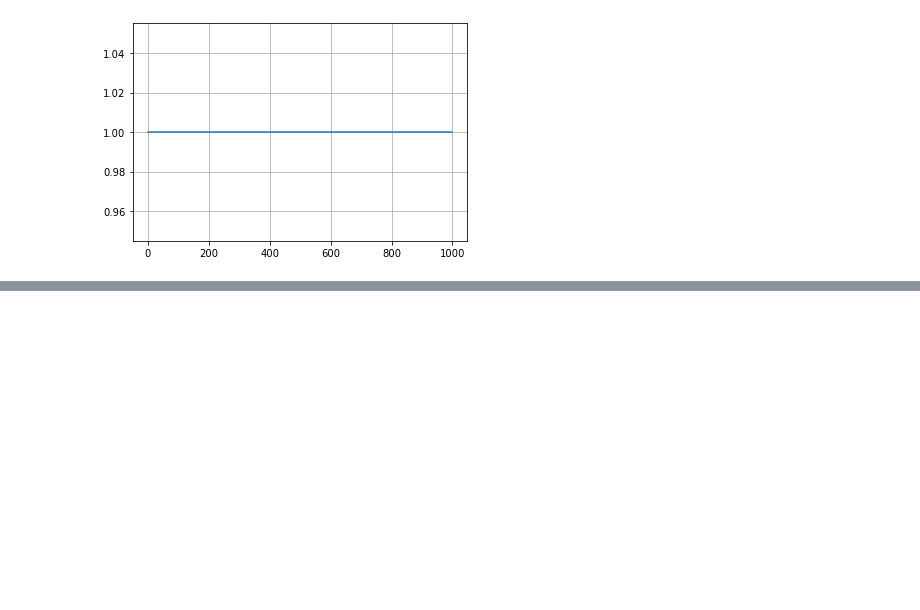
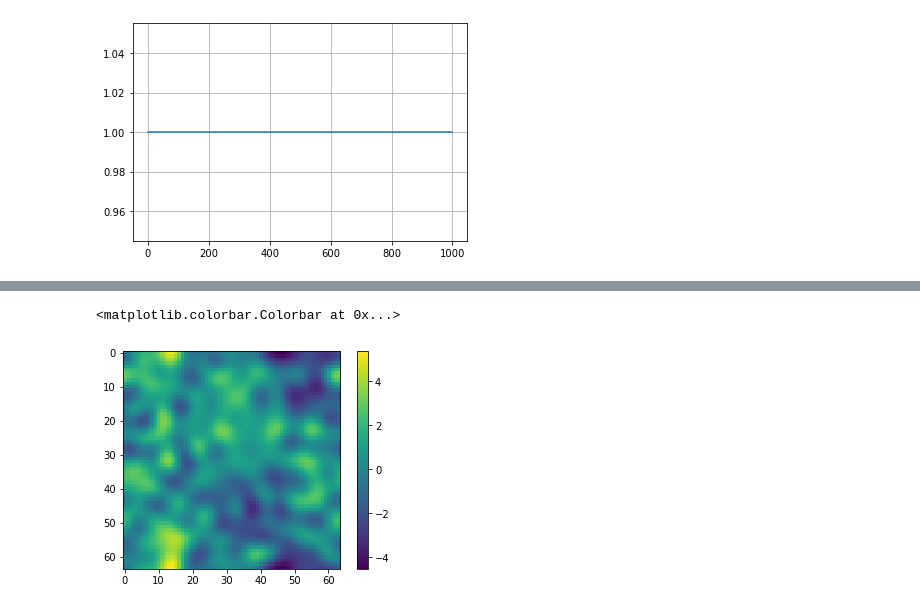
Before and after one commit to catyz/destripe, a Jupyter notebook: fourier_destripe.ipynb, the cells around one changed output, grey strips where cells are left out. Cells and saved outputs as stored; diff of their text form; code cells hidden in the pictures; blank space fills up the shorter version.

```diff
--- a/fourier_destripe.ipynb
+++ b/fourier_destripe.ipynb
@@ -40,0 +42,7 @@ M, M_c, dft2, dft2_inv = lib.generate_mask(m, pix_size, ell_cutoff = 300)
+# %%
+m_lf = D_inv @ M @ (D @ m.flatten())
+plt.imshow(m_lf.reshape(nside, nside).real)
+plt.colorbar()
+# %% [output]
+<matplotlib.colorbar.Colorbar at 0x...>
+[figure, added]
```
Also changed, not shown: parts of 26 cells of this notebook, 4 other files.
